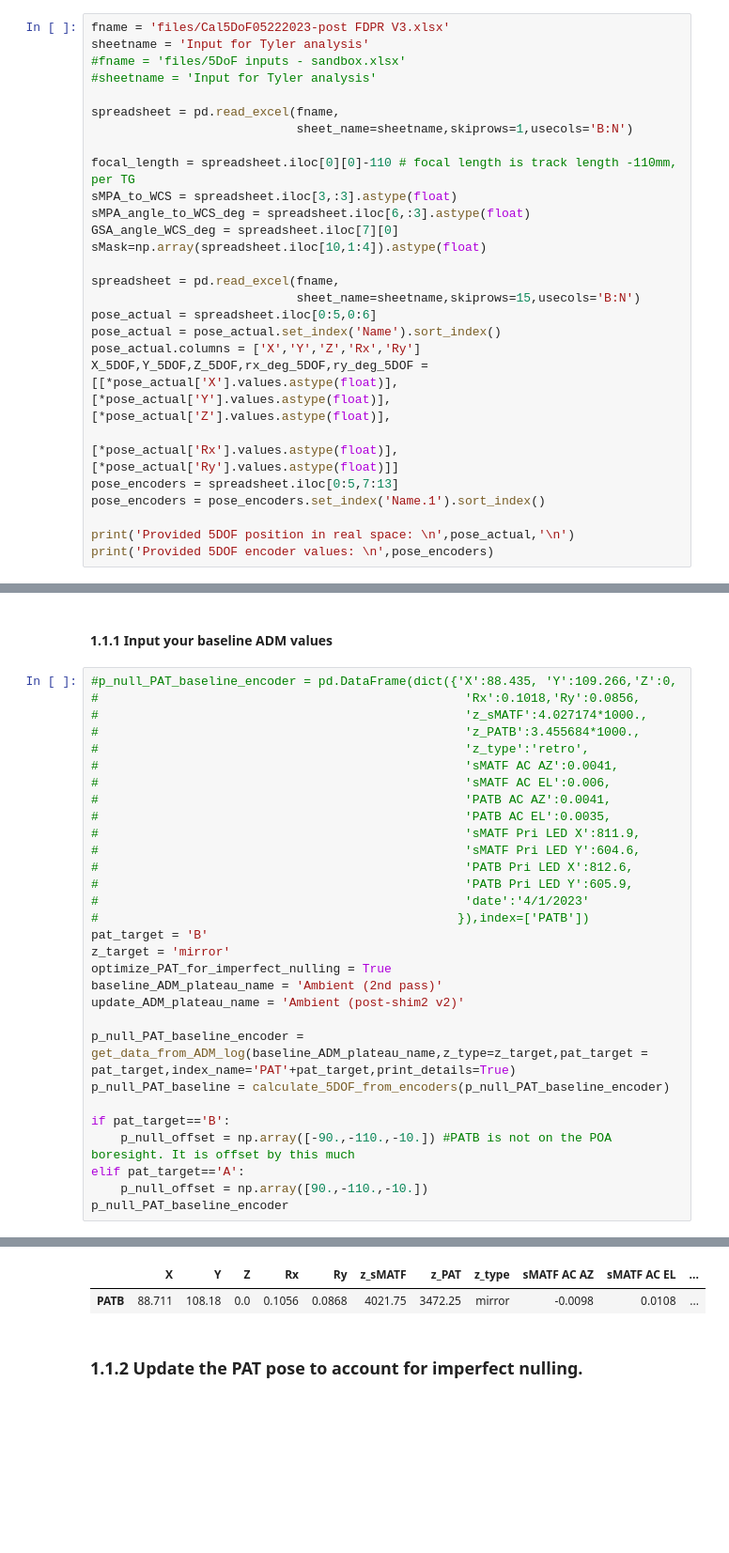
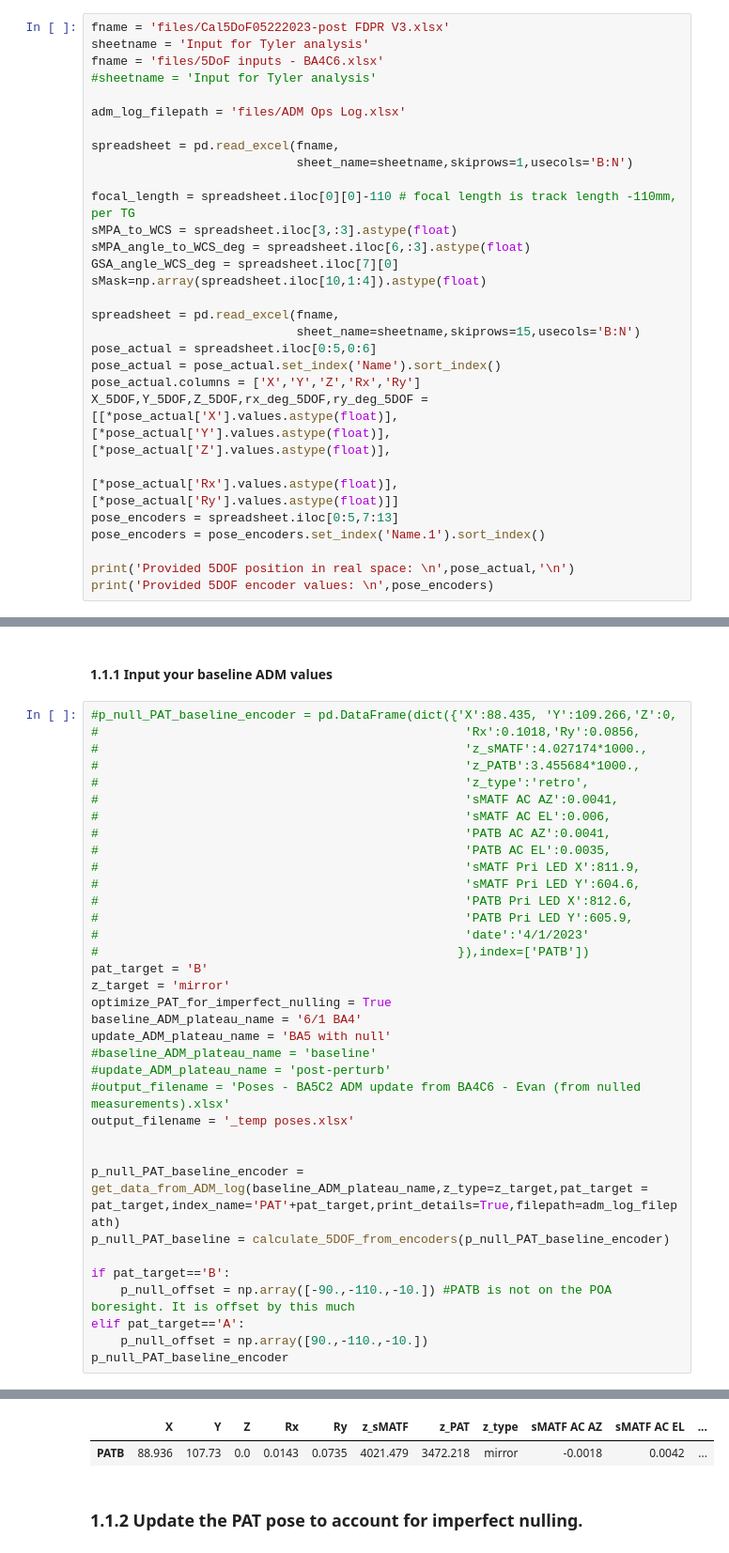
Before and after one commit to evanbray1/ADMTools, a Jupyter notebook: Pose Updater - ADM.ipynb, the cells around one changed output, grey strips where cells are left out. Shown at 94% size. Drawn from its saved outputs; the diff is of its cells as text; blank space fills up the shorter version.

```diff
--- a/Pose Updater - ADM.ipynb
+++ b/Pose Updater - ADM.ipynb
@@ -11,8 +11,10 @@ Warning: Cannot change to a different GUI toolkit: notebook. Using qt5 instead.
 # %%
 fname = 'files/Cal5DoF05222023-post FDPR V3.xlsx'
 sheetname = 'Input for Tyler analysis'
-#fname = 'files/5DoF inputs - sandbox.xlsx'
+fname = 'files/5DoF inputs - BA4C6.xlsx'
 #sheetname = 'Input for Tyler analysis'
+
+adm_log_filepath = 'files/ADM Ops Log.xlsx'
 
 spreadsheet = pd.read_excel(fname,
                             sheet_name=sheetname,skiprows=1,usecols='B:N')
@@ -101,10 +103,15 @@ if not any(np.isfinite(pose_actual.values.astype(float)).ravel()):
 pat_target = 'B'
 z_target = 'mirror'
 optimize_PAT_for_imperfect_nulling = True
-baseline_ADM_plateau_name = 'Ambient (2nd pass)'
-update_ADM_plateau_name = 'Ambient (post-shim2 v2)'
+baseline_ADM_plateau_name = '6/1 BA4'
+update_ADM_plateau_name = 'BA5 with null'
+#baseline_ADM_plateau_name = 'baseline'
+#update_ADM_plateau_name = 'post-perturb'
+#output_filename = 'Poses - BA5C2 ADM update from BA4C6 - Evan (from nulled measurements).xlsx'
+output_filename = '_temp poses.xlsx'
 
-p_null_PAT_baseline_encoder = get_data_from_ADM_log(baseline_ADM_plateau_name,z_type=z_target,pat_target = pat_target,index_name='PAT'+pat_target,print_details=True)
+
+p_null_PAT_baseline_encoder = get_data_from_ADM_log(baseline_ADM_plateau_name,z_type=z_target,pat_target = pat_target,index_name='PAT'+pat_target,print_details=True,filepath=adm_log_filepath)
 p_null_PAT_baseline = calculate_5DOF_from_encoders(p_null_PAT_baseline_encoder)
 
 if pat_target=='B':
@@ -133,6 +140,6 @@ date               2023-05-24 00:00:00
 Name: PATB, dtype: object
 |  | X | Y | Z | Rx | Ry | z_sMATF | z_PAT | z_type | sMATF AC AZ | sMATF AC EL | ... |
-| PATB | 88.711 | 108.18 | 0.0 | 0.1056 | 0.0868 | 4021.75 | 3472.25 | mirror | -0.0098 | 0.0108 | ... |
+| PATB | 88.936 | 107.73 | 0.0 | 0.0143 | 0.0735 | 4021.479 | 3472.218 | mirror | -0.0018 | 0.0042 | ... |
 # %% [markdown]
 ### 1.1.2 Update the PAT pose to account for imperfect nulling.
 # %%
```
Also changed, not shown: parts of 16 cells of this notebook, 2 other files.
